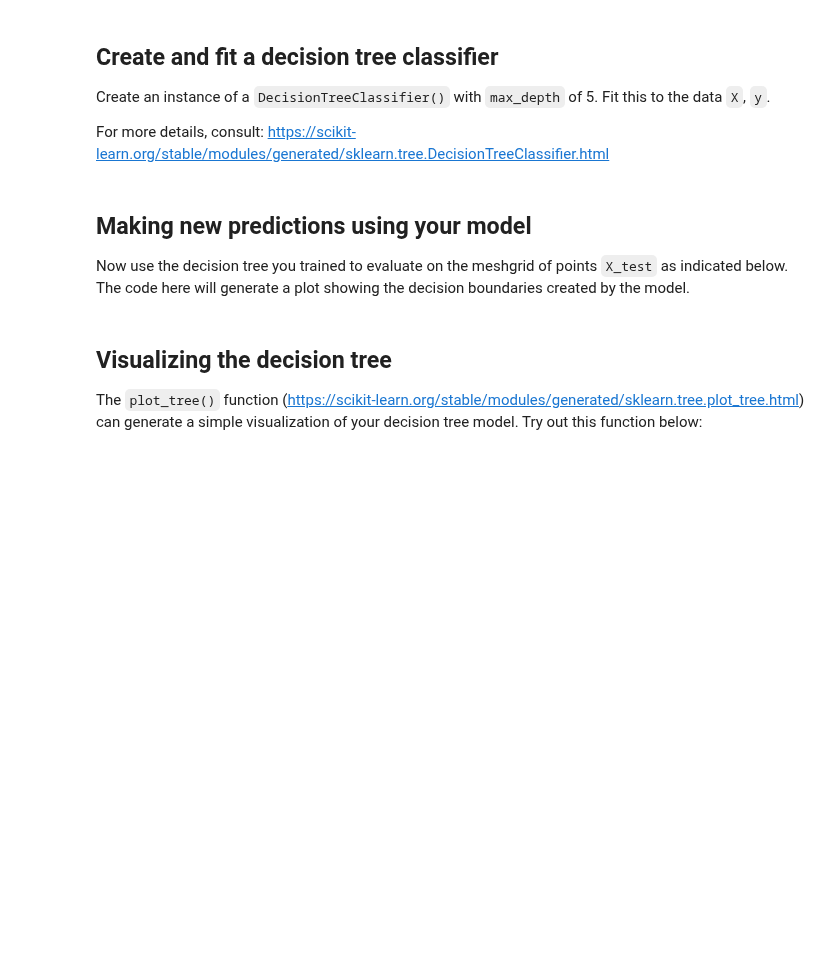
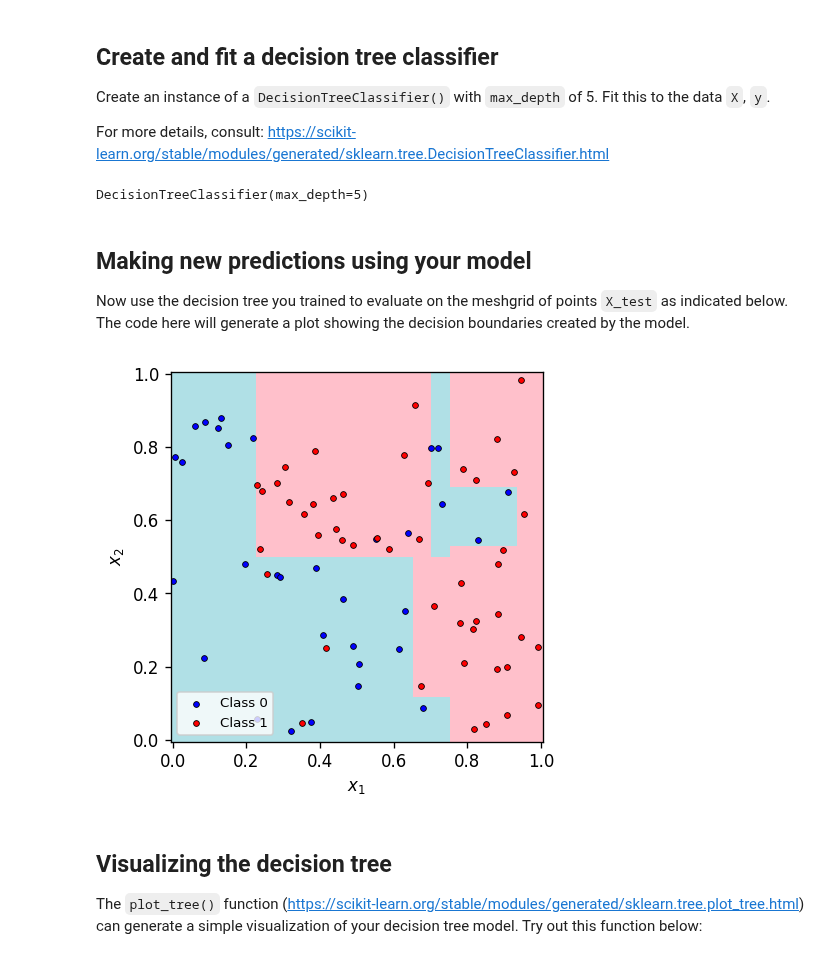
Before and after one commit to zsqu4re/ML-for-engineers, a Jupyter notebook: HW5/M5-L1-P2.ipynb, the cells around one changed output. Cells and saved outputs as stored; diff of their text form; code cells hidden in the pictures; blank space fills up the shorter version.

```diff
--- a/HW5/M5-L1-P2.ipynb
+++ b/HW5/M5-L1-P2.ipynb
@@ -36,25 +38,32 @@ Fit this to the data `X`, `y`.
 For more details, consult: https://scikit-learn.org/stable/modules/generated/sklearn.tree.DecisionTreeClassifier.html
 # %%
 # YOUR CODE GOES HERE
+dtf = DecisionTreeClassifier(max_depth=5)
+
+dtf.fit(X,y)
+# %% [output]
+DecisionTreeClassifier(max_depth=5)
 # %% [markdown]
 ## Making new predictions using your model
 Now use the decision tree you trained to evaluate on the meshgrid of points `X_test` as indicated below. The code here will generate a plot showing the decision boundaries created by the model.
 # %%
 vals = np.linspace(0,1,100)
 x1grid, x2grid = np.meshgrid(vals, vals)
 
 X_test = np.vstack([x1grid.flatten(), x2grid.flatten()]).T
 
 
 # YOUR CODE GOES HERE
 # compute a prediction, `pred` for the input `X_test`
-
+pred = dtf.predict(X_test)
 
 plt.figure(figsize=(4,4),dpi=120)
 bgcolors = ListedColormap(["powderblue","pink"])
 plt.pcolormesh(x1grid, x2grid, pred.reshape(x1grid.shape), shading="nearest",cmap=bgcolors)
 plot_data(X,y)
 plt.show()
+# %% [output]
+[figure, added]
 # %% [markdown]
 ## Visualizing the decision tree
 The `plot_tree()` function (https://scikit-learn.org/stable/modules/generated/sklearn.tree.plot_tree.html) can generate a simple visualization of your decision tree model. Try out this function below:
```
Also changed, not shown: parts of 2 cells of this notebook, 5 other files.
